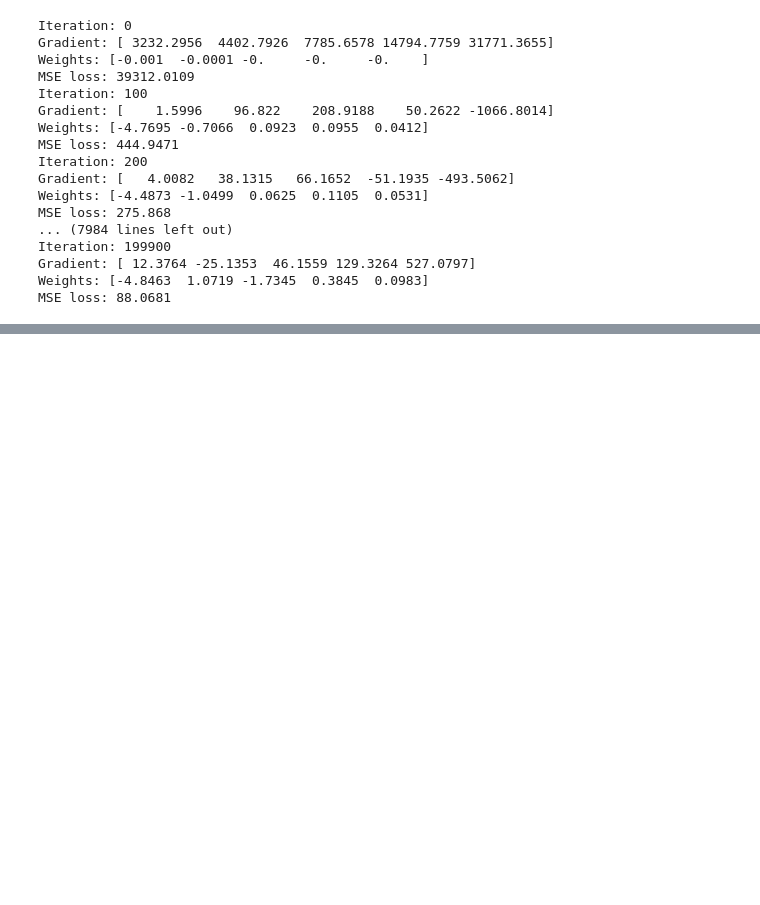
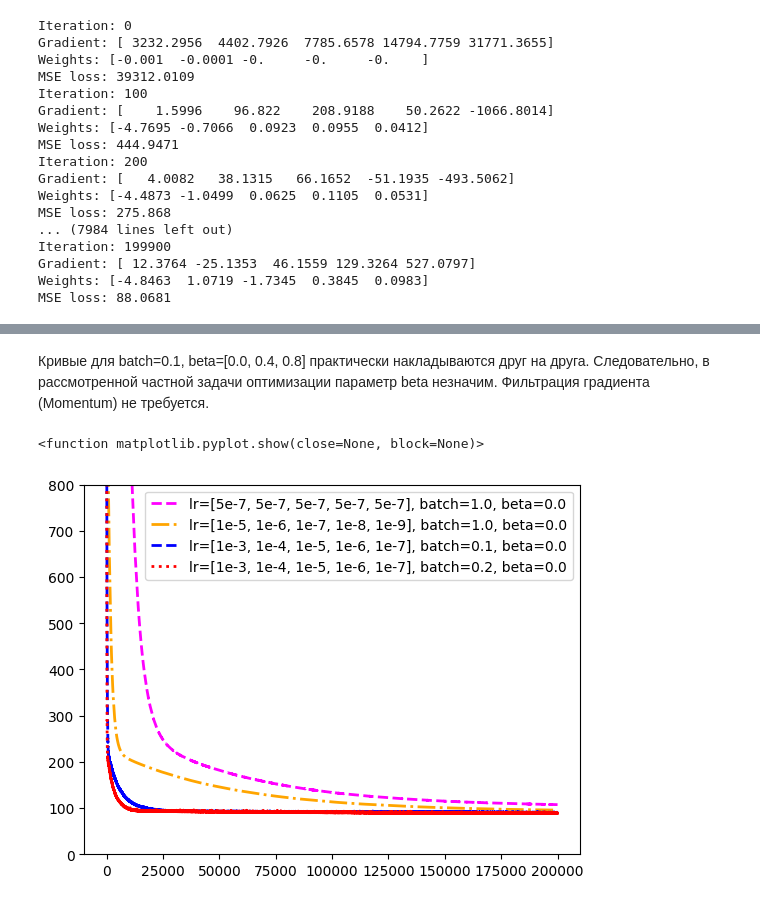
Before and after one commit to romangorbunov91/ML_2, a Jupyter notebook: ML_2.ipynb, the cells around one changed output, grey strips where cells are left out. Drawn from its saved outputs; the diff is of its cells as text; code cells hidden in the pictures; blank space fills up the shorter version.

```diff
--- a/ML_2.ipynb
+++ b/ML_2.ipynb
@@ -299,3 +306,22 @@ plt.show
+# %% [markdown]
+Кривые для batch=0.1, beta=[0.0, 0.4, 0.8] практически накладываются друг на друга. Следовательно, в рассмотренной частной задачи оптимизации параметр beta незначим. Фильтрация градиента (Momentum) не требуется.
+# %%
+legend_list =  ['lr=[5e-7, 5e-7, 5e-7, 5e-7, 5e-7], batch=1.0, beta=0.0',
+                'lr=[1e-5, 1e-6, 1e-7, 1e-8, 1e-9], batch=1.0, beta=0.0',
+                'lr=[1e-3, 1e-4, 1e-5, 1e-6, 1e-7], batch=0.1, beta=0.0',
+                'lr=[1e-3, 1e-4, 1e-5, 1e-6, 1e-7], batch=0.2, beta=0.0']
+
+plt.plot(losses_1, color='magenta', linestyle='--', linewidth=2)
+plt.plot(losses_2, color='orange', linestyle='-.', linewidth=2)
+plt.plot(losses_3, color='blue', linestyle='--', linewidth=2)
+plt.plot(losses_6, color='red', linestyle=':', linewidth=2)
+plt.ylim(0,800)
+plt.legend(legend_list)
+plt.savefig('plots/MSE_plot.png')
+plt.show
+# %% [output]
+<function matplotlib.pyplot.show(close=None, block=None)>
+[figure, added]
 # %%
 plt.scatter(X_train, y_train)
 plt.plot(np.sort(X_train), f_trend(np.sort(X_train)), color='red')
```
Also changed, not shown: parts of 5 cells of this notebook, 6 other files.
